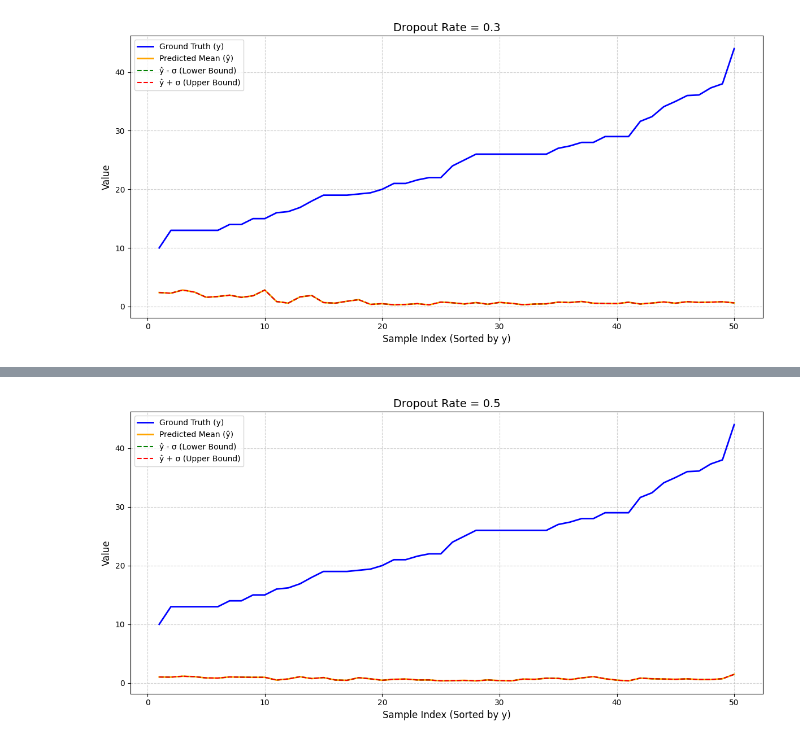
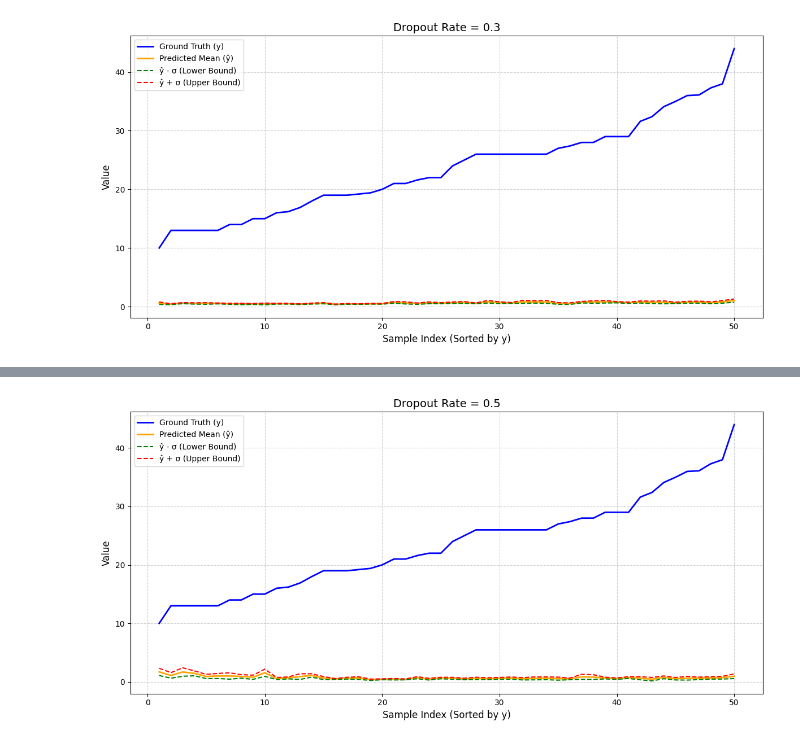
Before and after one commit to ahzaidy/Programs, a Jupyter notebook: CPSC_5410_HW1.ipynb, the cells around one changed output, grey strips where cells are left out. Drawn from its saved outputs; the diff is of its cells as text; code cells hidden in the pictures.

```diff
--- a/CPSC_5410_HW1.ipynb
+++ b/CPSC_5410_HW1.ipynb
@@ -42,11 +42,13 @@ class MLPWithDropout(nn.Module):
         self.fc3 = nn.Linear(hidden_size, 1)
 
     def forward(self, x):
-        x = torch.relu(self.fc1(x))
-        x = self.dropout(x)
-        x = torch.relu(self.fc2(x))
-        x = self.fc3(x)
-        return x
+      x = torch.relu(self.fc1(x))
+      # print("Before Dropout:", x)  # Debug: See activations before dropout
+      x = self.dropout(x)          # Dropout applied here
+      # print("After Dropout:", x)   # Debug: See activations after dropout
+      x = torch.relu(self.fc2(x))
+      x = self.fc3(x)
+      return x
 
 # Train the model
 def train_model(model, X_train, y_train, epochs, lr):
@@ -68,18 +70,25 @@ def train_model(model, X_train, y_train, epochs, lr):
 
 # Perform Monte-Carlo Dropout Testing
 def monte_carlo_testing(model, X_test, num_passes):
-    model.eval()  # Keep dropout active during testing
+    model.train()  # Keep dropout active during testing
     X_test = torch.tensor(X_test, dtype=torch.float32)
     predictions = []
 
-    for _ in range(num_passes):
-        preds = model(X_test).detach().numpy()
-        predictions.append(preds.reshape(-1))  # Flatten the predictions to ensure 1D consistency
+    for i in range(num_passes):
+        preds = model(X_test).detach().numpy()  # Perform a forward pass
+        predictions.append(preds.reshape(-1))  # Ensure predictions are 1D
 
-    # Convert the list of 1D arrays to a 2D DataFrame
-    predictions = pd.DataFrame(predictions)
-    means = predictions.mean(axis=0).values
-    stds = predictions.std(axis=0).values
+    # Convert the list of predictions to a 2D DataFrame
+    predictions_df = pd.DataFrame(predictions)
+
+    # Compute the mean and standard deviation
+    means = predictions_df.mean(axis=0).values  # Mean prediction for each test sample
+    stds = predictions_df.std(axis=0).values    # Standard deviation for each test sample
+
+    # Log intermediate standard deviation calculations (optional)
+    # for idx, std in enumerate(stds):
+        # print(f"Sample {idx + 1}: Standard Deviation = {std:.4f}")
+
     return means, stds
 
 # Plot the results
@@ -147,2 +156,2 @@ Epoch 50/50, Loss: 572.6554
-[figure, old version]
+[figure, new version]
 Training with Dropout Rate: 0.5
@@ -154 +163 @@ Epoch 50/50, Loss: 575.8553
-[figure, old version]
+[figure, new version]
```
Also changed, not shown: parts of 1 cell of this notebook.
